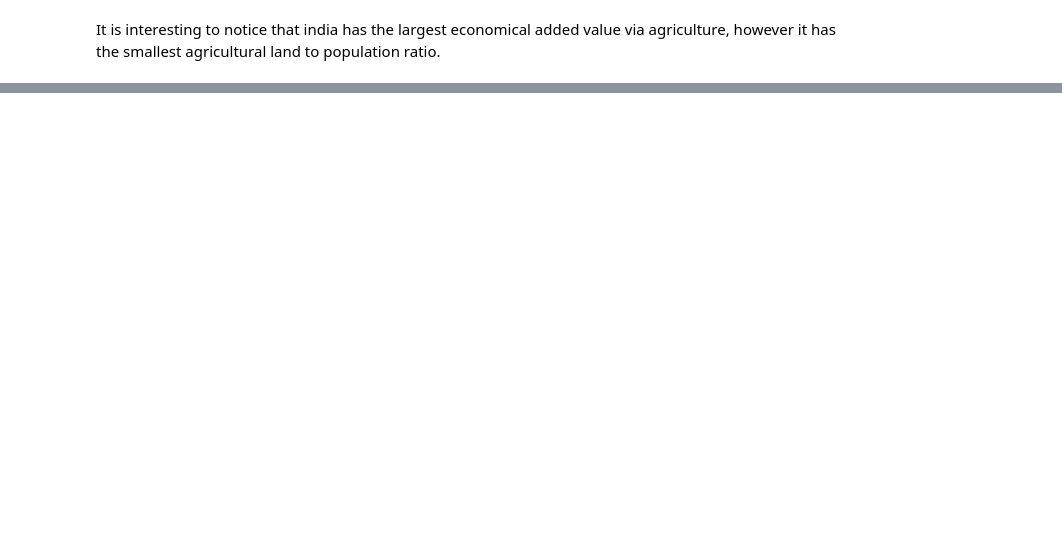
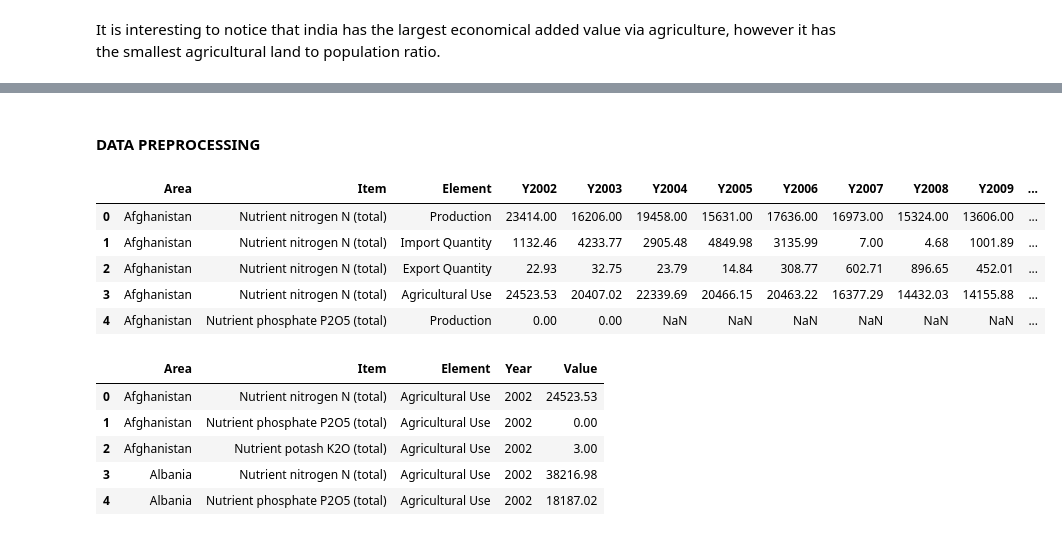
Before and after one commit to shivz7/ADA, a Jupyter notebook: food_and_agricultural_trends.ipynb, the cells around one changed output, grey strips where cells are left out. Drawn from its saved outputs; the diff is of its cells as text; code cells hidden in the pictures; blank space fills up the shorter version.

```diff
--- a/food_and_agricultural_trends.ipynb
+++ b/food_and_agricultural_trends.ipynb
@@ -991,0 +1268,28 @@ It is interesting to notice that india has the largest economical added value vi
+# %% [markdown]
+#### DATA PREPROCESSING
+# %%
+#Gettinge Merge Fertilisant df
+
+Fertdf=pd.read_csv('data/Inputs_FertilizersNutrient_E_All_Data.csv', sep=',',engine='python')
+colnames = ['Area','Item','Element','Y2002','Y2003','Y2004','Y2005','Y2006','Y2007','Y2008','Y2009','Y2010','Y2011','Y2012','Y2013',
+              'Y2014','Y2015','Y2016','Y2017']
+Newdf = Fertdf[colnames]
+display(Newdf.head())
+
+Newdf = Newdf[Newdf.Element=='Agricultural Use']
+Newdf.columns = Newdf.columns.str.replace('Y','')
+Meltdf = pd.melt(Newdf, id_vars=['Area','Item','Element'], var_name='Year', value_name='Value').copy()
+Meltdf.head()
+# %% [output]
+|  | Area | Item | Element | Y2002 | Y2003 | Y2004 | Y2005 | Y2006 | Y2007 | Y2008 | Y2009 | ... |
+| 0 | Afghanistan | Nutrient nitrogen N (total) | Production | 23414.00 | 16206.00 | 19458.00 | 15631.00 | 17636.00 | 16973.00 | 15324.00 | 13606.00 | ... |
+| 1 | Afghanistan | Nutrient nitrogen N (total) | Import Quantity | 1132.46 | 4233.77 | 2905.48 | 4849.98 | 3135.99 | 7.00 | 4.68 | 1001.89 | ... |
+| 2 | Afghanistan | Nutrient nitrogen N (total) | Export Quantity | 22.93 | 32.75 | 23.79 | 14.84 | 308.77 | 602.71 | 896.65 | 452.01 | ... |
+| 3 | Afghanistan | Nutrient nitrogen N (total) | Agricultural Use | 24523.53 | 20407.02 | 22339.69 | 20466.15 | 20463.22 | 16377.29 | 14432.03 | 14155.88 | ... |
+| 4 | Afghanistan | Nutrient phosphate P2O5 (total) | Production | 0.00 | 0.00 | NaN | NaN | NaN | NaN | NaN | NaN | ... |
+|  | Area | Item | Element | Year | Value |
+| 0 | Afghanistan | Nutrient nitrogen N (total) | Agricultural Use | 2002 | 24523.53 |
+| 1 | Afghanistan | Nutrient phosphate P2O5 (total) | Agricultural Use | 2002 | 0.00 |
+| 2 | Afghanistan | Nutrient potash K2O (total) | Agricultural Use | 2002 | 3.00 |
+| 3 | Albania | Nutrient nitrogen N (total) | Agricultural Use | 2002 | 38216.98 |
+| 4 | Albania | Nutrient phosphate P2O5 (total) | Agricultural Use | 2002 | 18187.02 |
```
Also changed, not shown: parts of 87 cells of this notebook, 18 other files.
